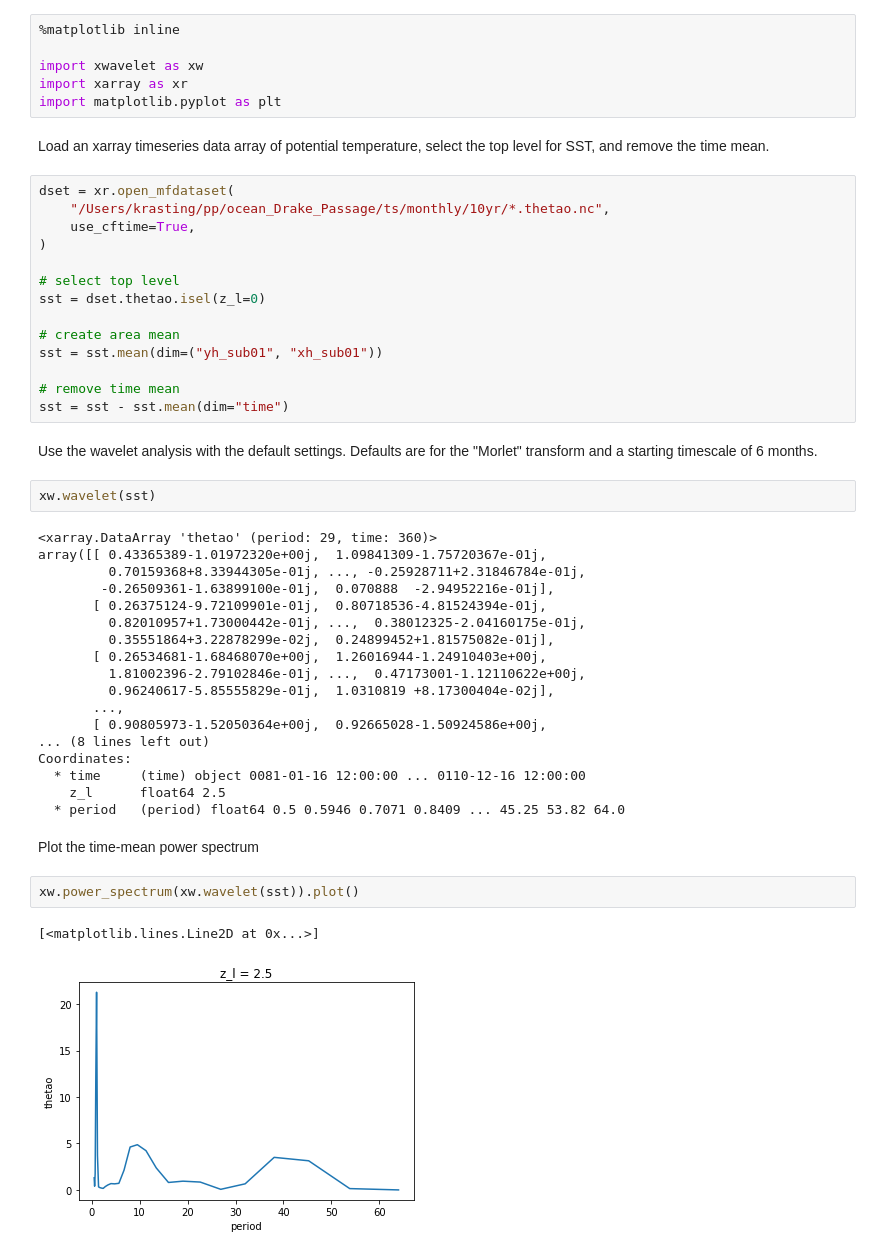
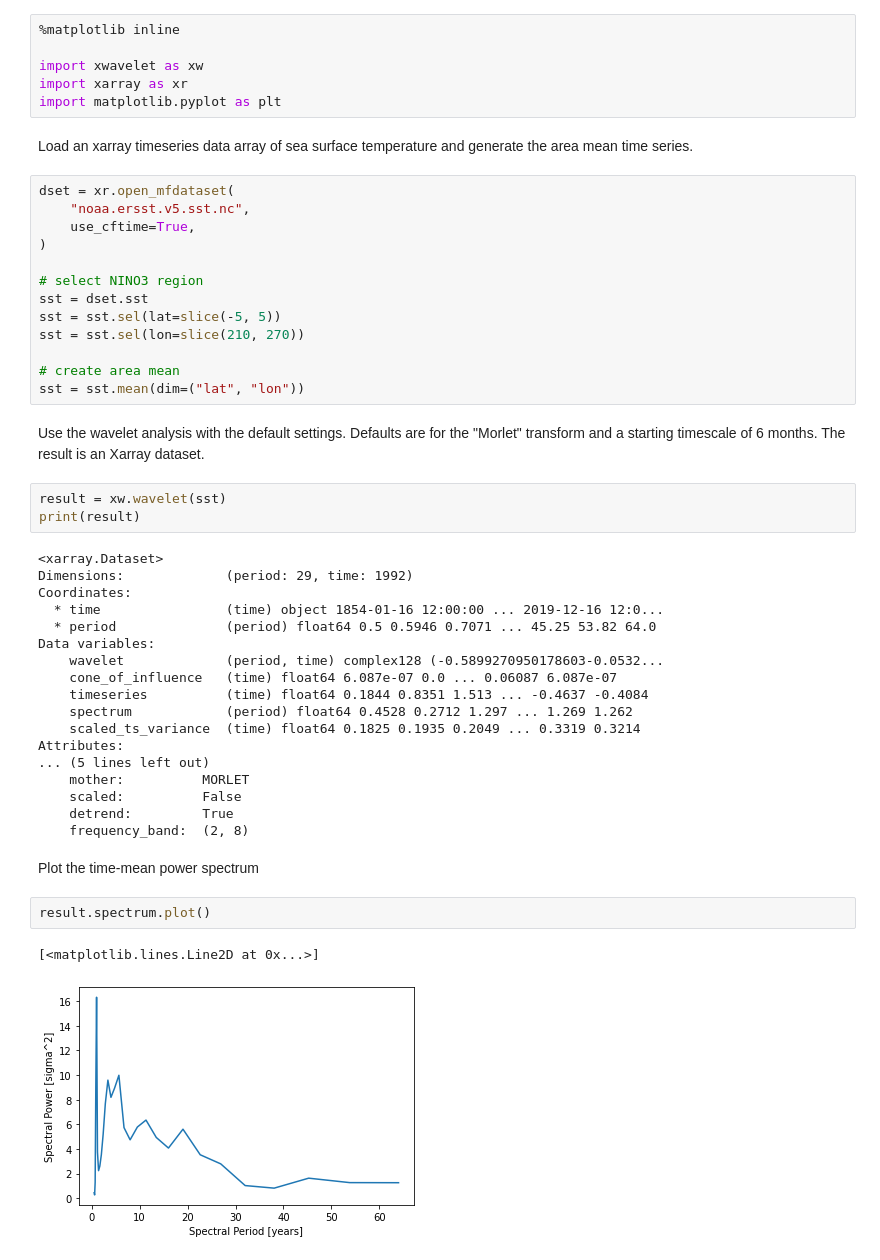
Before and after one commit to jkrasting/xwavelet, a Jupyter notebook: example_usage.ipynb, the cells around one changed output. Cells and saved outputs as stored; diff of their text form.

```diff
--- a/example_usage.ipynb
+++ b/example_usage.ipynb
@@ -7,47 +9,47 @@ import xwavelet as xw
 import xarray as xr
 import matplotlib.pyplot as plt
 # %% [markdown]
-Load an xarray timeseries data array of potential temperature, select the top level for SST, and remove the time mean.
+Load an xarray timeseries data array of sea surface temperature and generate the area mean time series.
 # %%
 dset = xr.open_mfdataset(
-    "/Users/krasting/pp/ocean_Drake_Passage/ts/monthly/10yr/*.thetao.nc",
+    "noaa.ersst.v5.sst.nc",
     use_cftime=True,
 )
 
-# select top level
-sst = dset.thetao.isel(z_l=0)
+# select NINO3 region
+sst = dset.sst
+sst = sst.sel(lat=slice(-5, 5))
+sst = sst.sel(lon=slice(210, 270))
 
 # create area mean
-sst = sst.mean(dim=("yh_sub01", "xh_sub01"))
-
-# remove time mean
-sst = sst - sst.mean(dim="time")
+sst = sst.mean(dim=("lat", "lon"))
 # %% [markdown]
-Use the wavelet analysis with the default settings.  Defaults are for the "Morlet" transform and a starting timescale of 6 months.
+Use the wavelet analysis with the default settings.  Defaults are for the "Morlet" transform and a starting timescale of 6 months. The result is an Xarray dataset.
 # %%
-xw.wavelet(sst)
+result = xw.wavelet(sst)
+print(result)
 # %% [output]
-<xarray.DataArray 'thetao' (period: 29, time: 360)>
-array([[ 0.43365389-1.01972320e+00j,  1.09841309-1.75720367e-01j,
-         0.70159368+8.33944305e-01j, ..., -0.25928711+2.31846784e-01j,
-        -0.26509361-1.63899100e-01j,  0.070888  -2.94952216e-01j],
-       [ 0.26375124-9.72109901e-01j,  0.80718536-4.81524394e-01j,
-         0.82010957+1.73000442e-01j, ...,  0.38012325-2.04160175e-01j,
-         0.35551864+3.22878299e-02j,  0.24899452+1.81575082e-01j],
-       [ 0.26534681-1.68468070e+00j,  1.26016944-1.24910403e+00j,
-         1.81002396-2.79102846e-01j, ...,  0.47173001-1.12110622e+00j,
-         0.96240617-5.85555829e-01j,  1.0310819 +8.17300404e-02j],
-       ...,
-       [ 0.90805973-1.52050364e+00j,  0.92665028-1.50924586e+00j,
-... (8 lines left out)
+<xarray.Dataset>
+Dimensions:             (period: 29, time: 1992)
 Coordinates:
-  * time     (time) object 0081-01-16 12:00:00 ... 0110-12-16 12:00:00
-    z_l      float64 2.5
-  * period   (period) float64 0.5 0.5946 0.7071 0.8409 ... 45.25 53.82 64.0
+  * time                (time) object 1854-01-16 12:00:00 ... 2019-12-16 12:0...
+  * period              (period) float64 0.5 0.5946 0.7071 ... 45.25 53.82 64.0
+Data variables:
+    wavelet             (period, time) complex128 (-0.5899270950178603-0.0532...
+    cone_of_influence   (time) float64 6.087e-07 0.0 ... 0.06087 6.087e-07
+    timeseries          (time) float64 0.1844 0.8351 1.513 ... -0.4637 -0.4084
+    spectrum            (period) float64 0.4528 0.2712 1.297 ... 1.269 1.262
+    scaled_ts_variance  (time) float64 0.1825 0.1935 0.2049 ... 0.3319 0.3214
+Attributes:
+... (5 lines left out)
+    mother:          MORLET
+    scaled:          False
+    detrend:         True
+    frequency_band:  (2, 8)
 # %% [markdown]
 Plot the time-mean power spectrum
 # %%
-xw.power_spectrum(xw.wavelet(sst)).plot()
+result.spectrum.plot()
 # %% [output]
 [<matplotlib.lines.Line2D at 0x...>]
-[figure, old version]
+[figure, new version]
```
Also changed, not shown: parts of 11 cells of this notebook.
